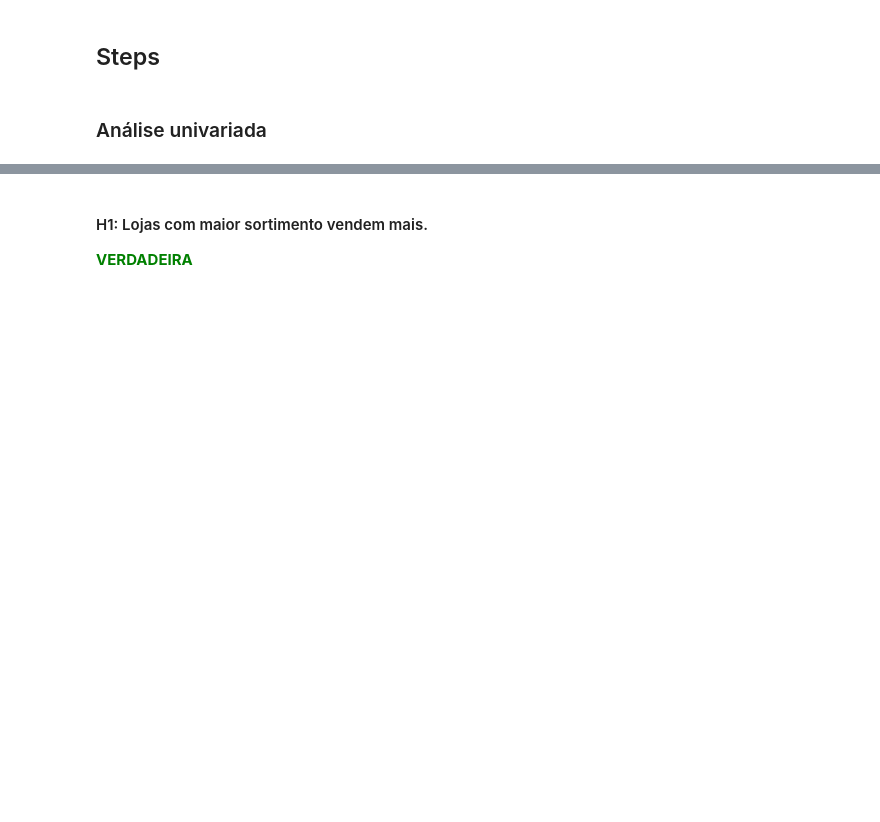
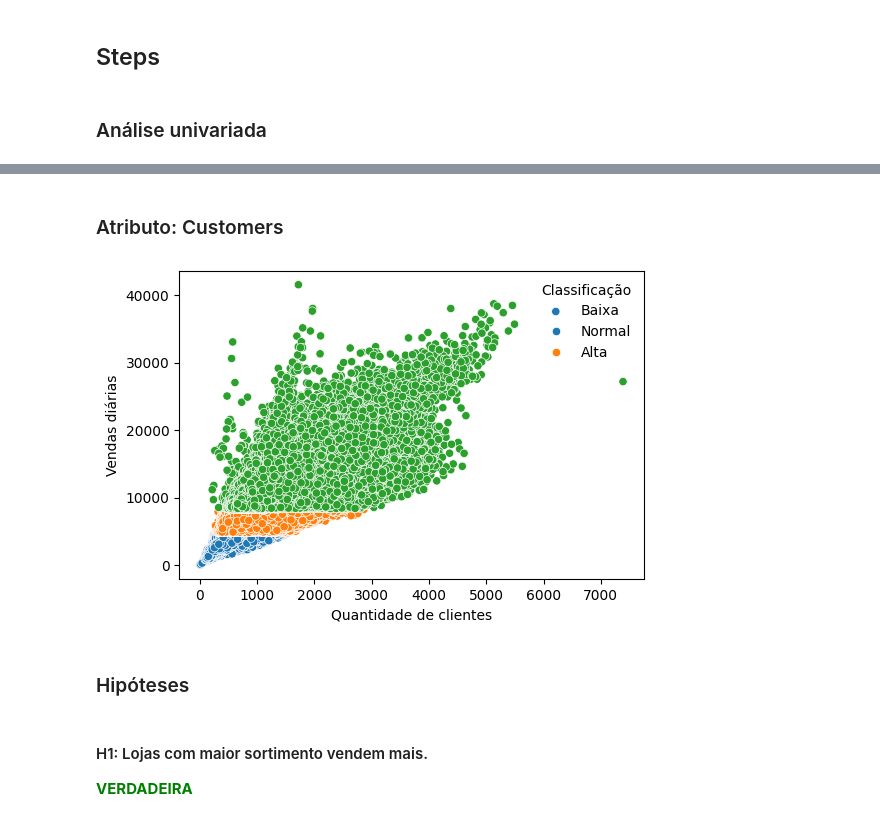
Before and after one commit to bvmcosta/projeto-rossmann-stores, a Jupyter notebook: projeto_rossmann_final.ipynb, the cells around one changed output, grey strips where cells are left out. Cells and saved outputs as stored; diff of their text form; code cells hidden in the pictures; blank space fills up the shorter version.

```diff
--- a/projeto_rossmann_final.ipynb
+++ b/projeto_rossmann_final.ipynb
@@ -923,3 +1003,11 @@ Index(['store', 'day_of_week', 'date', 'sales', 'customers', 'promo',
+# %% [markdown]
+### Atributo: Customers
+# %%
+sales_customers(df5)
+# %% [output]
+[figure, added]
+# %% [markdown]
+### Hipóteses
 # %% [markdown]
 #### H1: Lojas com maior sortimento vendem mais.
 <p p style="color:green"><strong>VERDADEIRA</strong></p>
```
Also changed, not shown: parts of 15 cells of this notebook, 3 other files.
